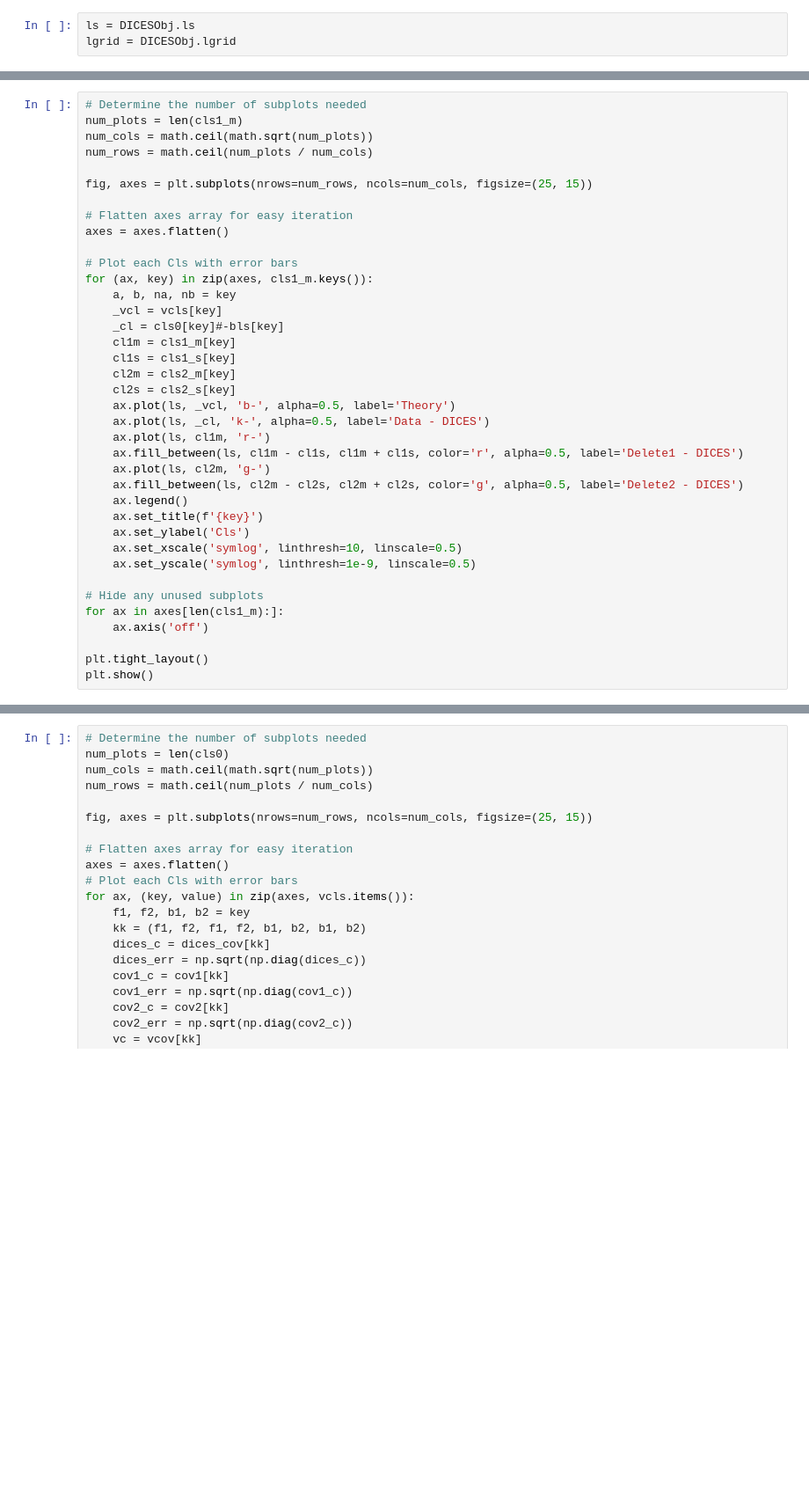
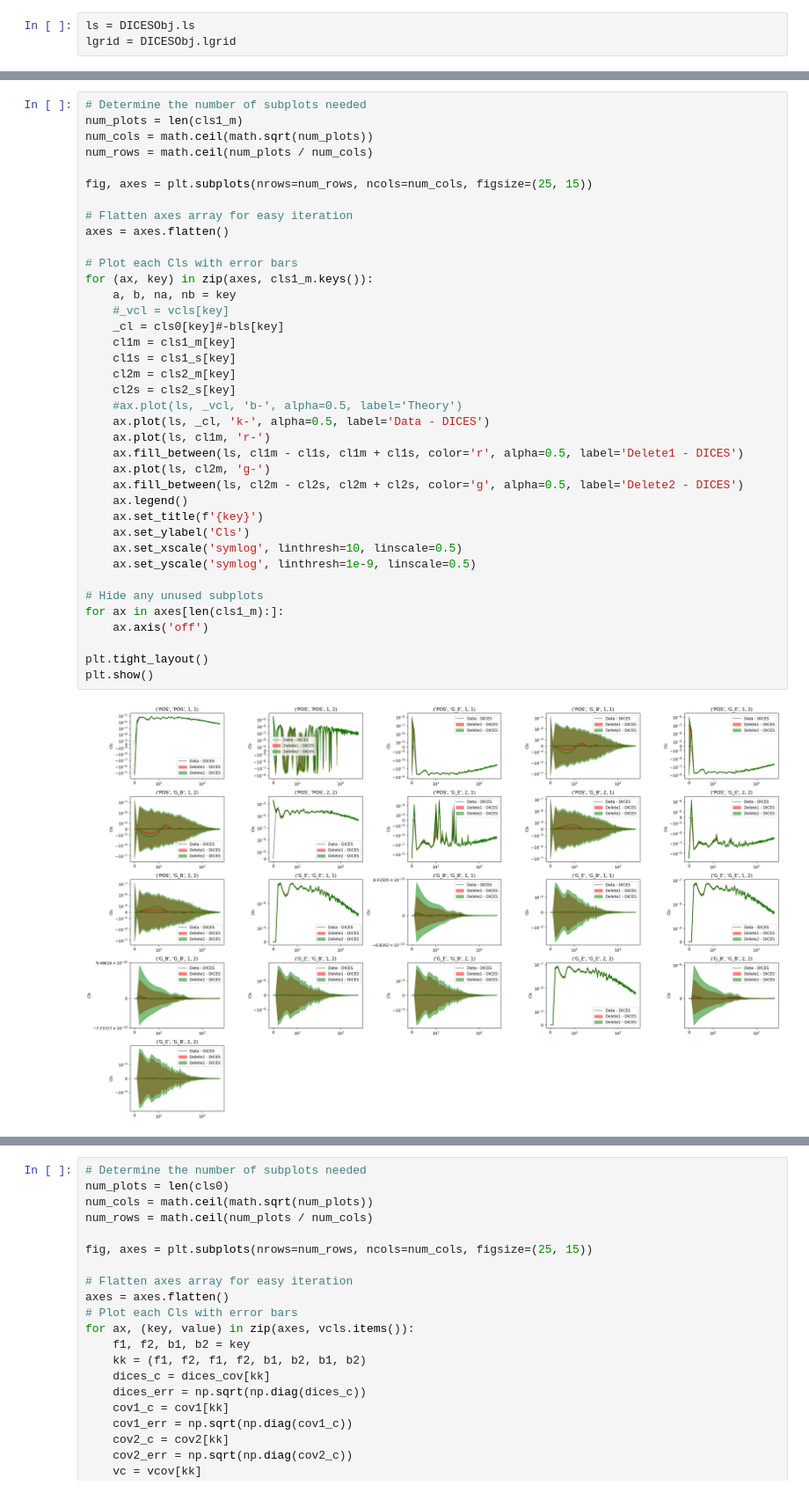
Before and after one commit to JaimeRZP/GLASS_cov_challenge, a Jupyter notebook: process_sim_lab.ipynb, the cells around one changed output, grey strips where cells are left out. Shown at 88% size. Saved outputs shown, nothing was run; the diff lists cells and outputs as text; blank space fills up the shorter version.

```diff
--- a/process_sim_lab.ipynb
+++ b/process_sim_lab.ipynb
@@ -145,35 +143,37 @@ num_rows = math.ceil(num_plots / num_cols)
 fig, axes = plt.subplots(nrows=num_rows, ncols=num_cols, figsize=(25, 15))
 
 # Flatten axes array for easy iteration
 axes = axes.flatten()
 
 # Plot each Cls with error bars
 for (ax, key) in zip(axes, cls1_m.keys()):
     a, b, na, nb = key
-    _vcl = vcls[key]
+    #_vcl = vcls[key]
     _cl = cls0[key]#-bls[key]
     cl1m = cls1_m[key]
     cl1s = cls1_s[key]
     cl2m = cls2_m[key]
     cl2s = cls2_s[key]
-    ax.plot(ls, _vcl, 'b-', alpha=0.5, label='Theory')
+    #ax.plot(ls, _vcl, 'b-', alpha=0.5, label='Theory')
     ax.plot(ls, _cl, 'k-', alpha=0.5, label='Data - DICES')
     ax.plot(ls, cl1m, 'r-')
     ax.fill_between(ls, cl1m - cl1s, cl1m + cl1s, color='r', alpha=0.5, label='Delete1 - DICES')
     ax.plot(ls, cl2m, 'g-')
     ax.fill_between(ls, cl2m - cl2s, cl2m + cl2s, color='g', alpha=0.5, label='Delete2 - DICES')
     ax.legend()
     ax.set_title(f'{key}')
     ax.set_ylabel('Cls')
     ax.set_xscale('symlog', linthresh=10, linscale=0.5)
     ax.set_yscale('symlog', linthresh=1e-9, linscale=0.5)
 
 # Hide any unused subplots
 for ax in axes[len(cls1_m):]:
     ax.axis('off')
 
 plt.tight_layout()
 plt.show()
+# %% [output]
+[figure, added]
 # %%
 # Determine the number of subplots needed
 num_plots = len(cls1_m)
```
Also changed, not shown: parts of 7 cells of this notebook, 1 other file.
